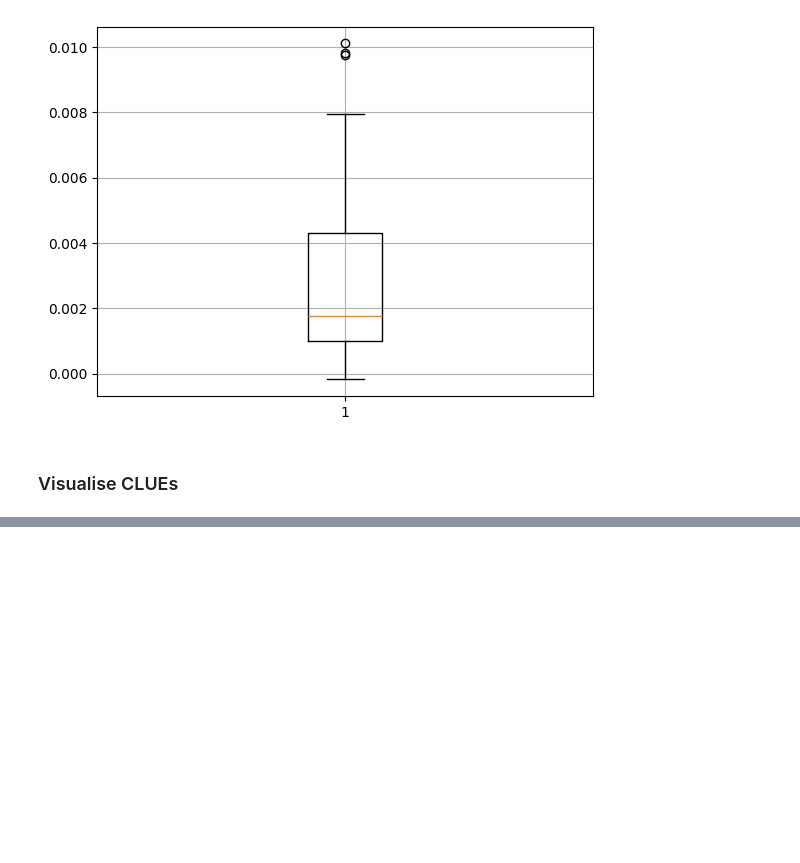
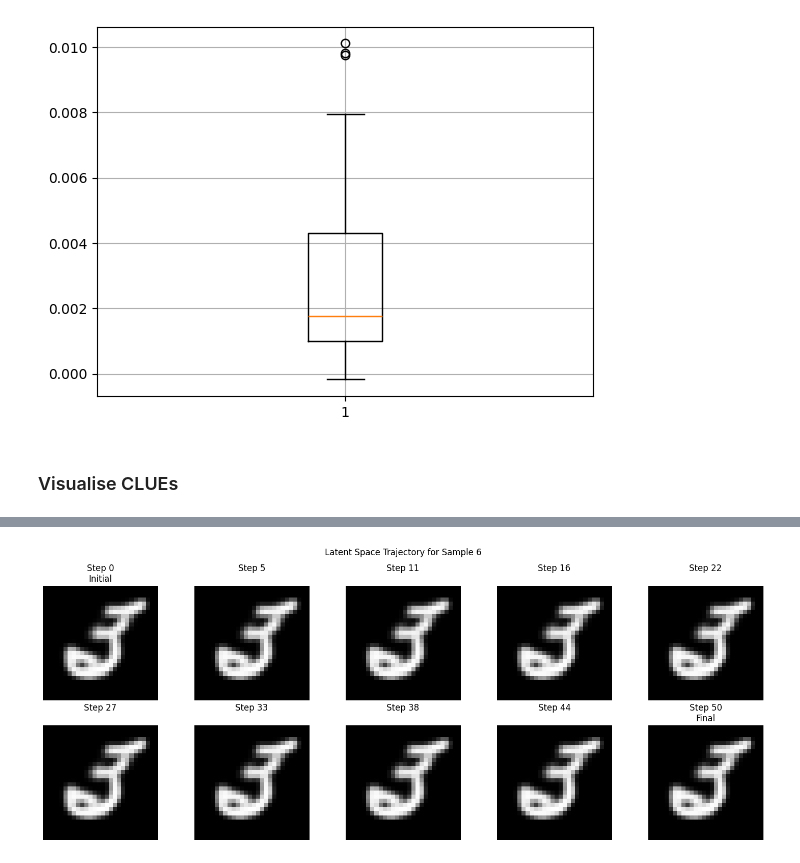
Before and after one commit to confinlay/Bayesian-CE, a Jupyter notebook: my-experiments/test-CLUE.ipynb, the cells around one changed output, grey strips where cells are left out. Drawn from its saved outputs; the diff is of its cells as text; code cells hidden in the pictures; blank space fills up the shorter version.

```diff
--- a/my-experiments/test-CLUE.ipynb
+++ b/my-experiments/test-CLUE.ipynb
@@ -826,0 +888,4 @@ plt.show()
+# %%
+visualize_latent_trajectory(VAE, z_vec, sample_idx=6, num_steps = 10)
+# %% [output]
+[figure, added]
```
Also changed, not shown: parts of 12 cells of this notebook.
